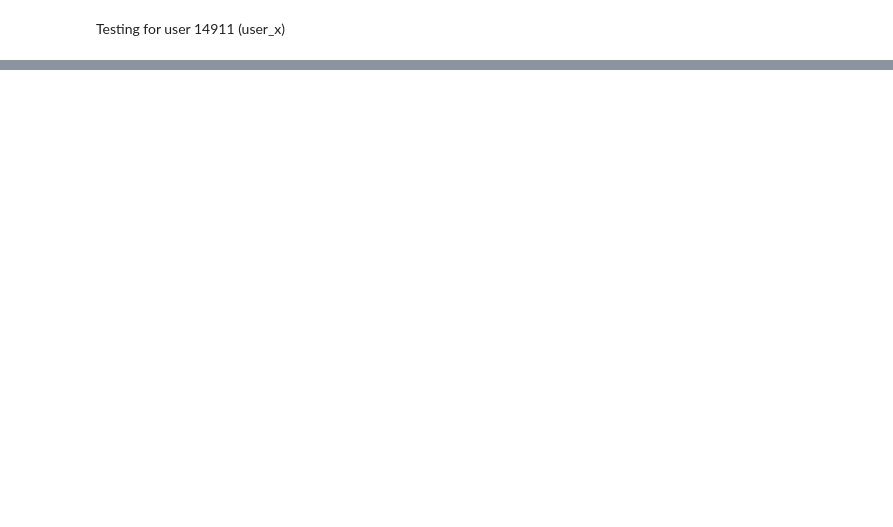
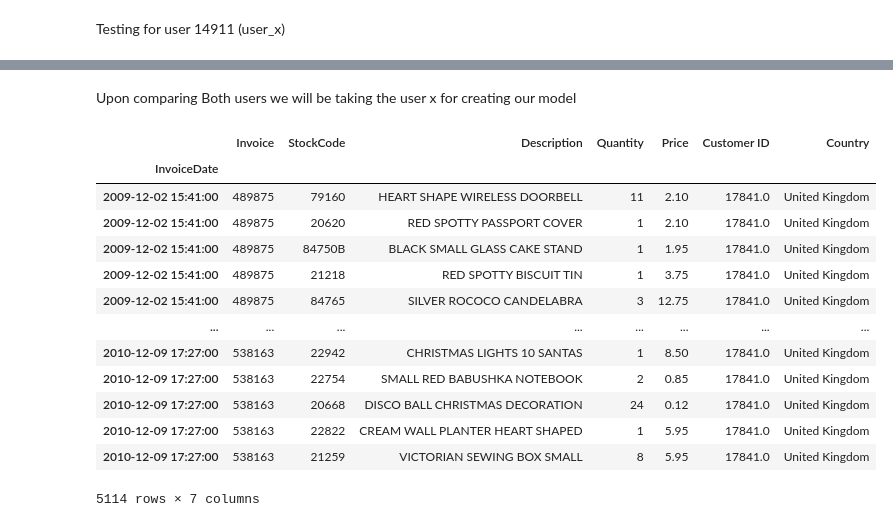
Before and after one commit to BipinNeupane/User-Expenses-Prediction, a Jupyter notebook: data_preprocessing_and_merging.ipynb, the cells around one changed output, grey strips where cells are left out. Cells and saved outputs as stored; diff of their text form; code cells hidden in the pictures; blank space fills up the shorter version.

```diff
--- a/data_preprocessing_and_merging.ipynb
+++ b/data_preprocessing_and_merging.ipynb
@@ -45,0 +115,19 @@ Name: Country, Length: 5710, dtype: object
+# %% [markdown]
+Upon comparing Both users we will be taking the user x for creating our model
+# %%
+user_x
+# %% [output]
+|  | Invoice | StockCode | Description | Quantity | Price | Customer ID | Country |
+| InvoiceDate |  |  |  |  |  |  |  |
+| 2009-12-02 15:41:00 | 489875 | 79160 | HEART SHAPE WIRELESS DOORBELL | 11 | 2.10 | 17841.0 | United Kingdom |
+| 2009-12-02 15:41:00 | 489875 | 20620 | RED SPOTTY PASSPORT COVER | 1 | 2.10 | 17841.0 | United Kingdom |
+| 2009-12-02 15:41:00 | 489875 | 84750B | BLACK SMALL GLASS CAKE STAND | 1 | 1.95 | 17841.0 | United Kingdom |
+| 2009-12-02 15:41:00 | 489875 | 21218 | RED SPOTTY BISCUIT TIN | 1 | 3.75 | 17841.0 | United Kingdom |
+| 2009-12-02 15:41:00 | 489875 | 84765 | SILVER ROCOCO CANDELABRA | 3 | 12.75 | 17841.0 | United Kingdom |
+| ... | ... | ... | ... | ... | ... | ... | ... |
+| 2010-12-09 17:27:00 | 538163 | 22942 | CHRISTMAS LIGHTS 10 SANTAS | 1 | 8.50 | 17841.0 | United Kingdom |
+| 2010-12-09 17:27:00 | 538163 | 22754 | SMALL RED BABUSHKA NOTEBOOK | 2 | 0.85 | 17841.0 | United Kingdom |
+| 2010-12-09 17:27:00 | 538163 | 20668 | DISCO BALL CHRISTMAS DECORATION | 24 | 0.12 | 17841.0 | United Kingdom |
+| 2010-12-09 17:27:00 | 538163 | 22822 | CREAM WALL PLANTER HEART SHAPED | 1 | 5.95 | 17841.0 | United Kingdom |
+| 2010-12-09 17:27:00 | 538163 | 21259 | VICTORIAN SEWING BOX SMALL | 8 | 5.95 | 17841.0 | United Kingdom |
+5114 rows × 7 columns
```
Also changed, not shown: parts of 17 cells of this notebook, 2 other files.
